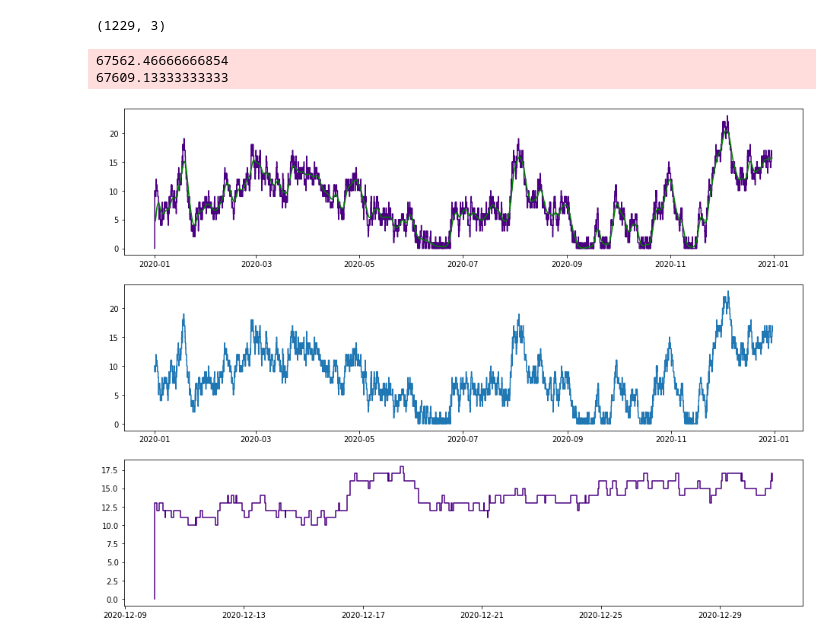
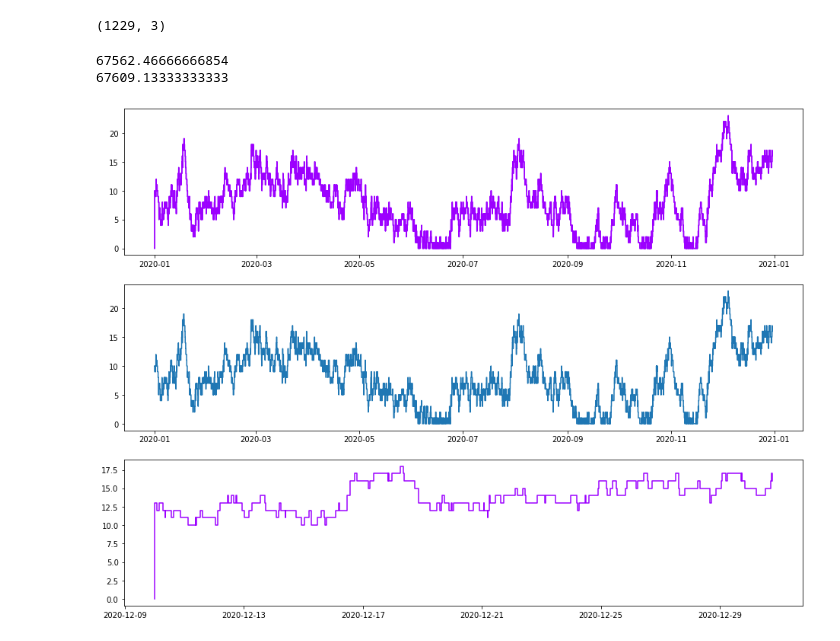
Before and after one commit to probability/topicmodelunderstanding, a Jupyter notebook: Notebooks/Examples 1.ipynb, the cells around one changed output. Cells and saved outputs as stored; diff of their text form; code cells hidden in the pictures.

```diff
--- a/Notebooks/Examples 1.ipynb
+++ b/Notebooks/Examples 1.ipynb
@@ -11,25 +11,25 @@ df.shape
 # %%
 #p = np.arange(pd.Timestamp(2020,1,1), pd.Timestamp(2020,12,30), pd.Timedelta(hours=1)).astype(pd.Timestamp)
 fig,ax = plt.subplots(nrows=3,figsize=(16,12))
 
 #vsteps.rebase(tbase)
 vs_clip = vsteps.clip(lbound= pd.Timestamp(2020,12,10))
 
 vsteps.plot(ax=ax[0])
-vsteps.smooth_plot(ax=ax[0],color='g')
+vsteps.plot(ax=ax[0])
 
 queue = sc.Stairs(use_dates=True).layer(df.enter, df.leave)
 queue.plot(ax[1])
 
 
-vs_clip.plot(ax=ax[2])
+(vs_clip).plot(ax=ax[2])
 #vs_clip.smooth_plot(ax=ax[2],color='g')
 print(queue.integrate())
 print(vsteps.integrate())
 # %% [output]
 67562.46666666854
 67609.13333333333
-[figure, old version]
+[figure, new version]
 # %%
 p = np.arange(pd.Timestamp(2020,1,1), pd.Timestamp(2020,1,7), pd.Timedelta(minutes=1)).astype(pd.Timestamp)
 
```
Also changed, not shown: parts of 1 cell of this notebook, 6 other files.
